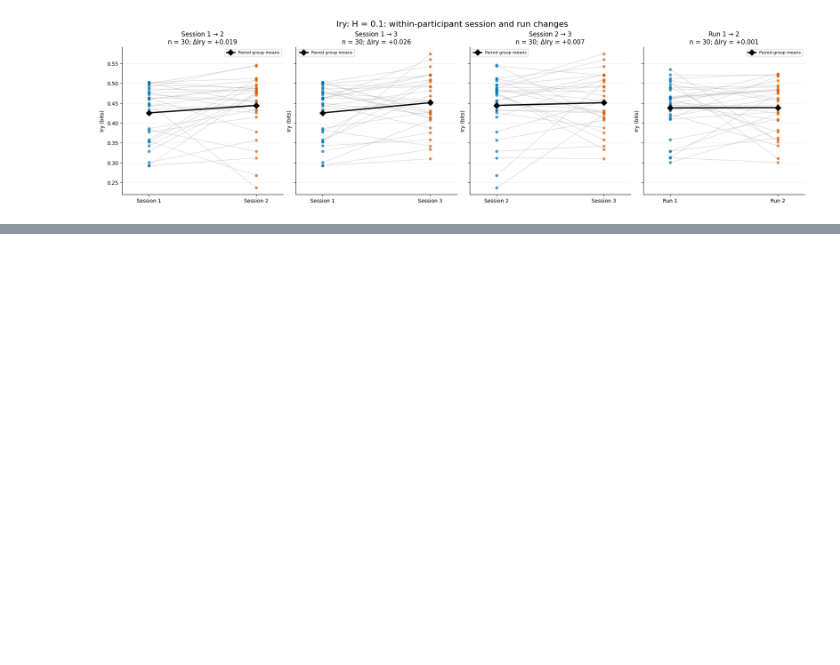
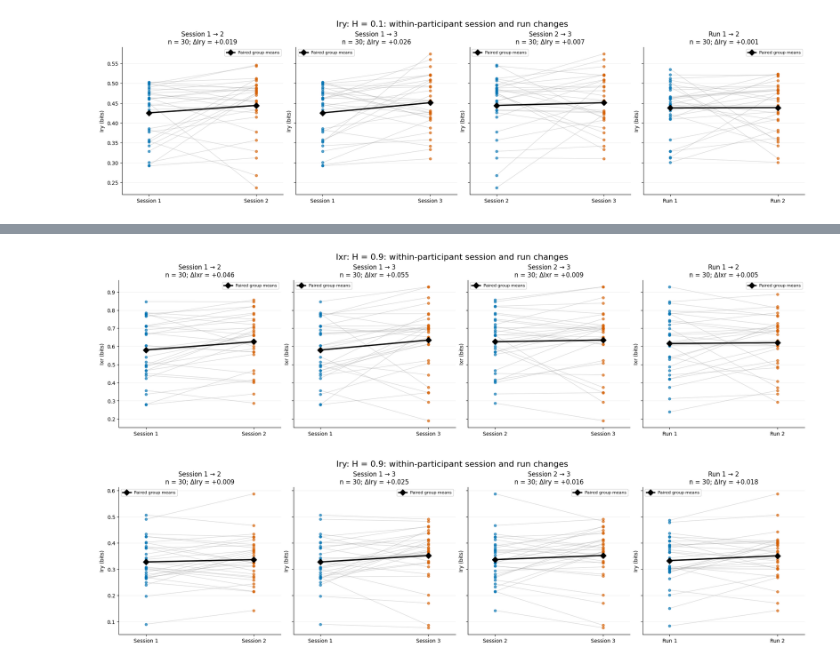
Before and after one commit to jacobaparker/Copy_Murphy2021, a Jupyter notebook: pharma/IB_analysis.ipynb, the cells around one changed output, grey strips where cells are left out. Cells and saved outputs as stored; diff of their text form; code cells hidden in the pictures; blank space fills up the shorter version.

Commit message:
some individual-level analyses for the pharma data

```diff
--- a/pharma/IB_analysis.ipynb
+++ b/pharma/IB_analysis.ipynb
@@ -873,9 +881,13 @@ for measure in ['Ixr', 'Iry']:
 # %%
 lowh_order_joint_figure, axes = lowh_order_figure('H = 0.1: joint Ixr–Iry changes by session and run', joint=True)
 for ax, comparison in zip(axes, lowh_order_comparisons):
+    ax.plot(IB_bound_low['I_XR'], IB_bound_low['I_RY'], '--', color='0.25', lw=1.8,
+            label='IB bound: all', zorder=0)
+    ax.plot(IB_bound_low1b['I_XR'], IB_bound_low1b['I_RY'], '--', color='0.5', lw=1.8,
+            label='IB bound: 1b', zorder=0)
     # H-specific IB curves from the existing bounds dictionary.
-    ax.plot(bounds['0.1']['I_XR'], bounds['0.1']['I_RY'],
-            '--', color='0.25', lw=1.8, label='IB bound: H = 0.1', zorder=0)
+    # ax.plot(bounds['0.1']['I_XR'], bounds['0.1']['I_RY'],
+    #         '--', color='0.25', lw=1.8, label='IB bound: H = 0.1', zorder=0)
     pairs = comparison['pairs']
     if len(pairs):
         xs = pairs[['Ixr_1', 'Ixr_2']].to_numpy()
@@ -896,0 +909,72 @@ plt.show()
+# %%
+# Self-contained plotting section: run after loading/computing ibdf.
+highh_order_df = ibdf[['subject_ID', 'session', 'run', 'drug', 'H', 'Ixr', 'Iry']].copy()
+for column in ['H', 'session', 'run', 'Ixr', 'Iry']:
+    highh_order_df[column] = pd.to_numeric(highh_order_df[column], errors='coerce')
+highh_order_df = highh_order_df.loc[highh_order_df['H'].eq(0.9) & highh_order_df['session'].isin([1, 2, 3]) & highh_order_df['run'].isin([1, 2])]
+if highh_order_df.duplicated(['subject_ID', 'session', 'run', 'drug']).any():
+    raise ValueError('Expected one H=0.9 row per participant, session, run, and drug.')
+highh_order_df[['Ixr', 'Iry']] = highh_order_df[['Ixr', 'Iry']].replace([np.inf, -np.inf], np.nan)
+highh_order_df = highh_order_df.dropna(subset=['subject_ID', 'Ixr', 'Iry'])
+
+# Average first within drug, then across available drugs with equal drug weights.
+# In this study each session has one drug; run groups have one or two drugs.
+def highh_order_means(factor):
+    by_drug = highh_order_df.groupby(['subject_ID', factor, 'drug'], observed=True)[['Ixr', 'Iry']].mean()
+    return by_drug.groupby(level=['subject_ID', factor])[['Ixr', 'Iry']].mean().reset_index()
+
+highh_session_means = highh_order_means('session')
+highh_run_means = highh_order_means('run')
+highh_order_comparisons = []
+for factor, means, contrasts in [
+    ('session', highh_session_means, [(1, 2), (1, 3), (2, 3)]),
+    ('run', highh_run_means, [(1, 2)]),
+]:
+    for first, second in contrasts:
+        left = means.loc[means[factor] == first].set_index('subject_ID')[['Ixr', 'Iry']]
+        right = means.loc[means[factor] == second].set_index('subject_ID')[['Ixr', 'Iry']]
+        pairs = left.join(right, how='inner', lsuffix='_1', rsuffix='_2').dropna()
+        highh_order_comparisons.append({
+            'title': f'{factor.capitalize()} {first} → {second}',
+            'labels': (f'{factor.capitalize()} {first}', f'{factor.capitalize()} {second}'),
+            'pairs': pairs,
+        })
+
+highh_order_colors = ('#0072B2', '#D55E00')
+
+def highh_order_title(comparison, measures):
+    pairs = comparison['pairs']
+    delta = ', '.join(
+        f"Δ{m} = {(pairs[m + '_2'] - pairs[m + '_1']).mean():+.3f}"
+        for m in measures
+    ) if len(pairs) else 'No complete pairs'
+    return f"{comparison['title']}\nn = {len(pairs)}; {delta}"
+
+def highh_order_figure(title, joint=False):
+    fig, axes = plt.subplots(1, 4, figsize=(19, 5), sharex=joint, sharey=True,
+                             constrained_layout=True)
+    fig.suptitle(title, fontsize=16)
+    return fig, axes
+
+highh_order_measure_figures = {}
+for measure in ['Ixr', 'Iry']:
+    fig, axes = highh_order_figure(f'{measure}: H = 0.9: within-participant session and run changes')
+    for ax, comparison in zip(axes, highh_order_comparisons):
+        values = comparison['pairs'][[measure + '_1', measure + '_2']].to_numpy()
+        if len(values):
+            ax.plot([0, 1], values.T, color='0.65', alpha=0.5, lw=0.8, zorder=1)
+            for j, color in enumerate(highh_order_colors):
+                ax.scatter(np.full(len(values), j), values[:, j], color=color,
+                           s=22, alpha=0.65, zorder=2)
+            ax.plot([0, 1], values.mean(axis=0), '-D', color='black', lw=2.5,
+                    markersize=8, label='Paired group means', zorder=3)
+            ax.legend(fontsize=8)
+        ax.set(xticks=[0, 1], xticklabels=comparison['labels'], xlim=(-0.25, 1.25),
+               ylabel=f'{measure} (bits)', title=highh_order_title(comparison, [measure]))
+        ax.grid(axis='y', alpha=0.2)
+        ax.spines[['top', 'right']].set_visible(False)
+    lowh_order_measure_figures[measure] = fig
+    plt.show()
+# %% [output]
+[figure, added]
+[figure, added]
```
Also changed, not shown: parts of 13 cells of this notebook, 2 other files.
